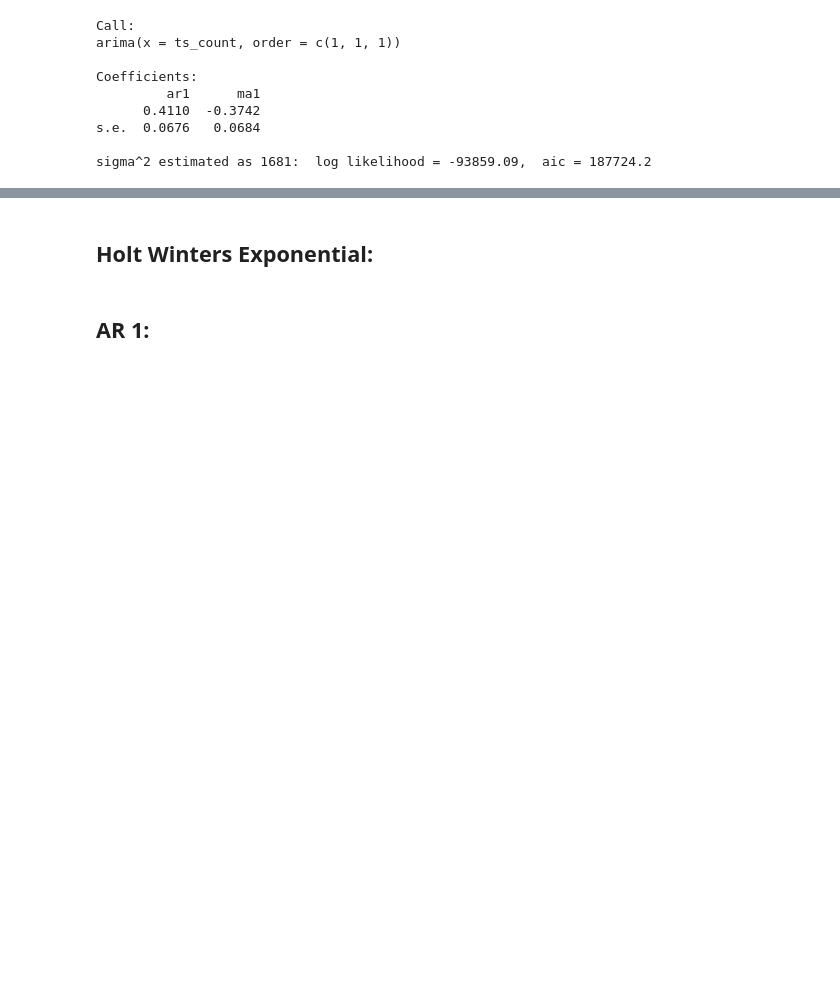
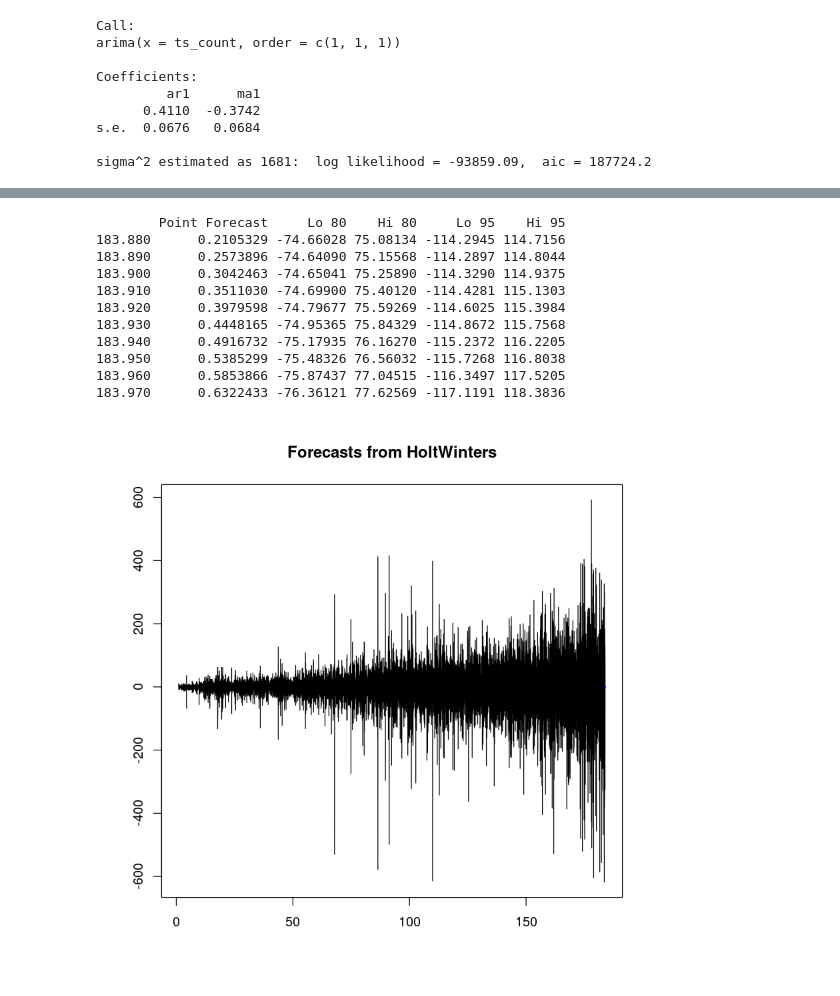
Before and after one commit to In-finite/TimeSeries, a Jupyter notebook: Analysis_in_R.ipynb, the cells around one changed output, grey strips where cells are left out. Saved outputs shown, nothing was run; the diff lists cells and outputs as text; code cells hidden in the pictures; blank space fills up the shorter version.

```diff
--- a/Analysis_in_R.ipynb
+++ b/Analysis_in_R.ipynb
@@ -89,5 +123,17 @@ plot(Forcast)
 # %%
-count_data <- forecast(count_forcast,h = 20)
+count_data = forecast(count_forcast, h = 10)
 plot(count_data)
+count_data
+# %% [output]
+        Point Forecast     Lo 80    Hi 80     Lo 95    Hi 95
+183.880      0.2105329 -74.66028 75.08134 -114.2945 114.7156
+183.890      0.2573896 -74.64090 75.15568 -114.2897 114.8044
+183.900      0.3042463 -74.65041 75.25890 -114.3290 114.9375
+183.910      0.3511030 -74.69900 75.40120 -114.4281 115.1303
+183.920      0.3979598 -74.79677 75.59269 -114.6025 115.3984
+183.930      0.4448165 -74.95365 75.84329 -114.8672 115.7568
+183.940      0.4916732 -75.17935 76.16270 -115.2372 116.2205
+183.950      0.5385299 -75.48326 76.56032 -115.7268 116.8038
+183.960      0.5853866 -75.87437 77.04515 -116.3497 117.5205
+183.970      0.6322433 -76.36121 77.62569 -117.1191 118.3836
+[figure, added]
-# %% [markdown]
-## Holt Winters Exponential:
@@ -96,2 +139,0 @@ count_forcast1
-# %% [markdown]
-## AR 1:
```
Also changed, not shown: parts of 22 cells of this notebook, 2 other files.
